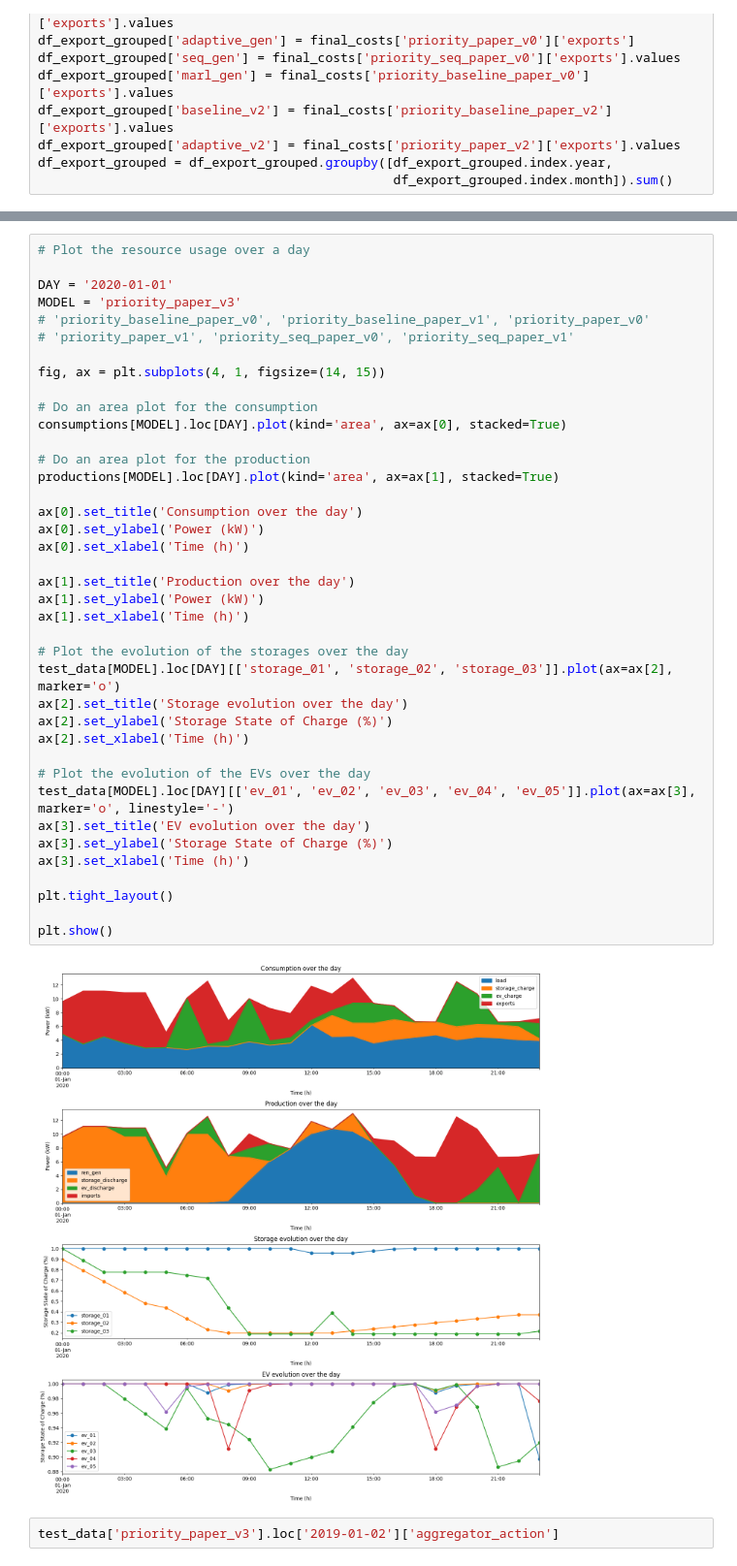
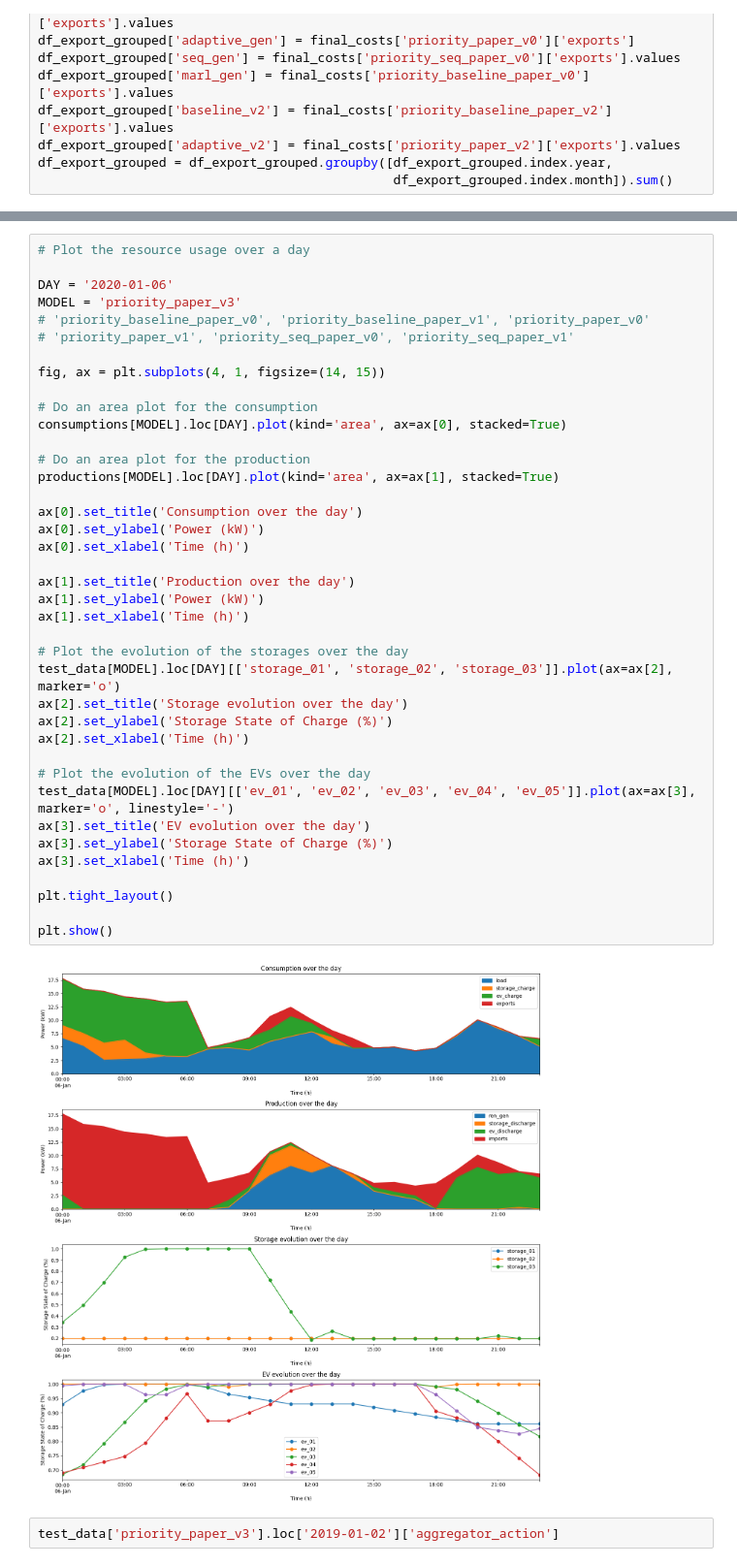
Before and after one commit to ECGomes/pyecom, a Jupyter notebook: notebooks/scenarios/priority_testing/result_visualization.ipynb, the cells around one changed output, grey strips where cells are left out. Shown at 97% size. Drawn from its saved outputs; the diff is of its cells as text.

```diff
--- a/notebooks/scenarios/priority_testing/result_visualization.ipynb
+++ b/notebooks/scenarios/priority_testing/result_visualization.ipynb
@@ -319,7 +319,7 @@ dtype: float64
 # %%
 # Plot the resource usage over a day
 
-DAY = '2020-01-01'
+DAY = '2020-01-06'
 MODEL = 'priority_paper_v3'
 # 'priority_baseline_paper_v0', 'priority_baseline_paper_v1', 'priority_paper_v0'
 # 'priority_paper_v1', 'priority_seq_paper_v0', 'priority_seq_paper_v1'
@@ -329,34 +329,34 @@ fig, ax = plt.subplots(4, 1, figsize=(14, 15))
 # Do an area plot for the consumption
 consumptions[MODEL].loc[DAY].plot(kind='area', ax=ax[0], stacked=True)
 
 # Do an area plot for the production
 productions[MODEL].loc[DAY].plot(kind='area', ax=ax[1], stacked=True)
 
 ax[0].set_title('Consumption over the day')
 ax[0].set_ylabel('Power (kW)')
 ax[0].set_xlabel('Time (h)')
 
 ax[1].set_title('Production over the day')
 ax[1].set_ylabel('Power (kW)')
 ax[1].set_xlabel('Time (h)')
 
 # Plot the evolution of the storages over the day
 test_data[MODEL].loc[DAY][['storage_01', 'storage_02', 'storage_03']].plot(ax=ax[2], marker='o')
 ax[2].set_title('Storage evolution over the day')
 ax[2].set_ylabel('Storage State of Charge (%)')
 ax[2].set_xlabel('Time (h)')
 
 # Plot the evolution of the EVs over the day
 test_data[MODEL].loc[DAY][['ev_01', 'ev_02', 'ev_03', 'ev_04', 'ev_05']].plot(ax=ax[3], marker='o', linestyle='-')
 ax[3].set_title('EV evolution over the day')
 ax[3].set_ylabel('Storage State of Charge (%)')
 ax[3].set_xlabel('Time (h)')
 
 plt.tight_layout()
 
 plt.show()
 # %% [output]
-[figure, old version]
+[figure, new version]
 # %%
 test_data['priority_paper_v3'].loc['2019-01-02']['aggregator_action']
 # %% [output]
```
Also changed, not shown: parts of 3 cells of this notebook, 7 other files.
